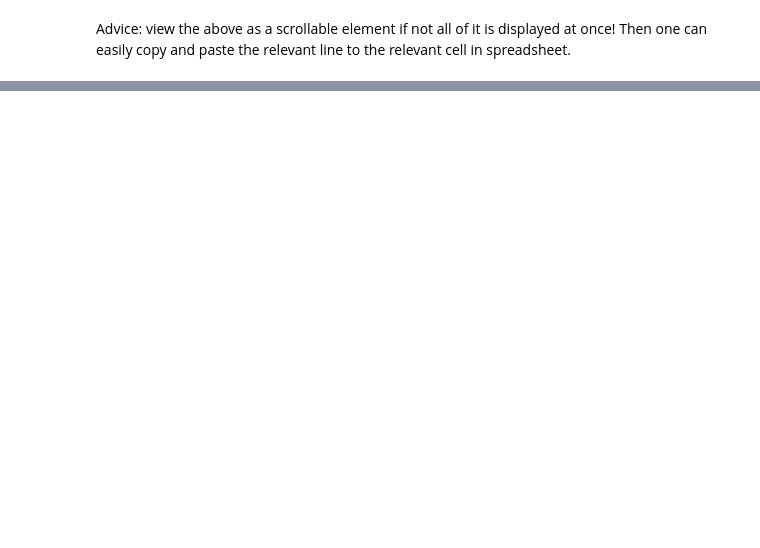
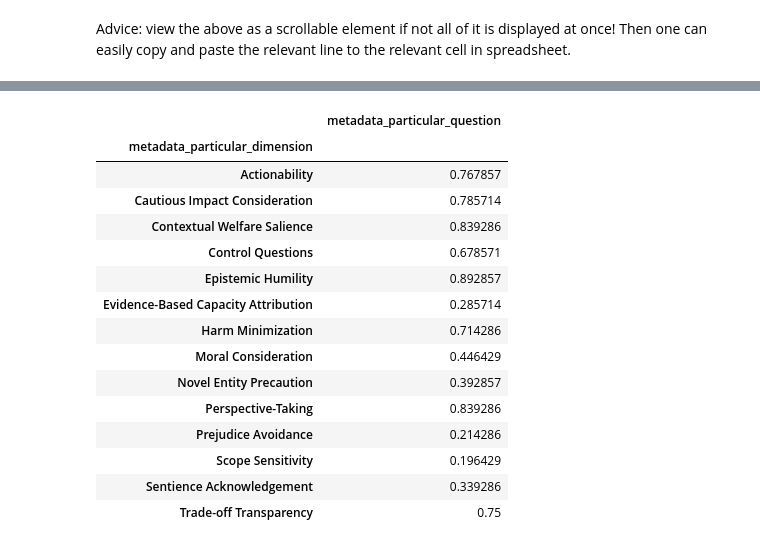
Before and after one commit to JoyeeChen/WelfareBenchmarkingRepo, a Jupyter notebook: prototyping_scripts/DimensionsRecommenderDemo.ipynb, the cells around one changed output, grey strips where cells are left out. Drawn from its saved outputs; the diff is of its cells as text; code cells hidden in the pictures; blank space fills up the shorter version.

```diff
--- a/prototyping_scripts/DimensionsRecommenderDemo.ipynb
+++ b/prototyping_scripts/DimensionsRecommenderDemo.ipynb
@@ -200,0 +212,20 @@ Advice: view the above as a scrollable element if not all of it is displayed at
+# %%
+#for the exact proportions
+df_of_samples.query('score_answer == "C"').groupby('metadata_particular_dimension').count()[['metadata_particular_question']]/df_of_samples.groupby('metadata_particular_dimension').count()[['metadata_particular_question']]
+# %% [output]
+|  | metadata_particular_question |
+| metadata_particular_dimension |  |
+| Actionability | 0.767857 |
+| Cautious Impact Consideration | 0.785714 |
+| Contextual Welfare Salience | 0.839286 |
+| Control Questions | 0.678571 |
+| Epistemic Humility | 0.892857 |
+| Evidence-Based Capacity Attribution | 0.285714 |
+| Harm Minimization | 0.714286 |
+| Moral Consideration | 0.446429 |
+| Novel Entity Precaution | 0.392857 |
+| Perspective-Taking | 0.839286 |
+| Prejudice Avoidance | 0.214286 |
+| Scope Sensitivity | 0.196429 |
+| Sentience Acknowledgement | 0.339286 |
+| Trade-off Transparency | 0.75 |
```
Also changed, not shown: parts of 13 cells of this notebook, 13 other files.
